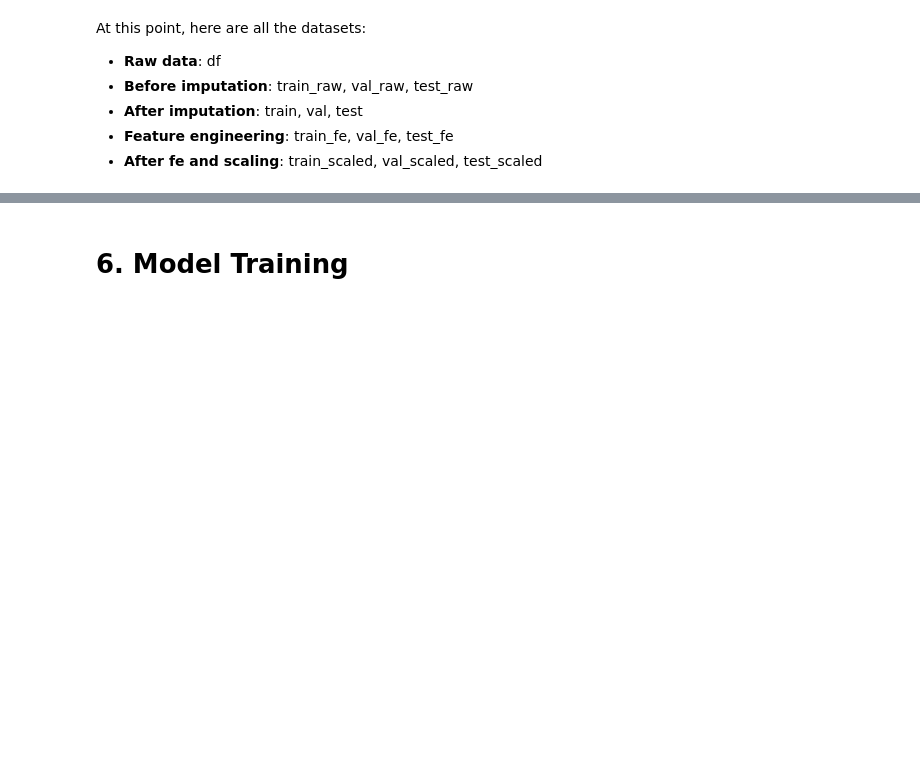
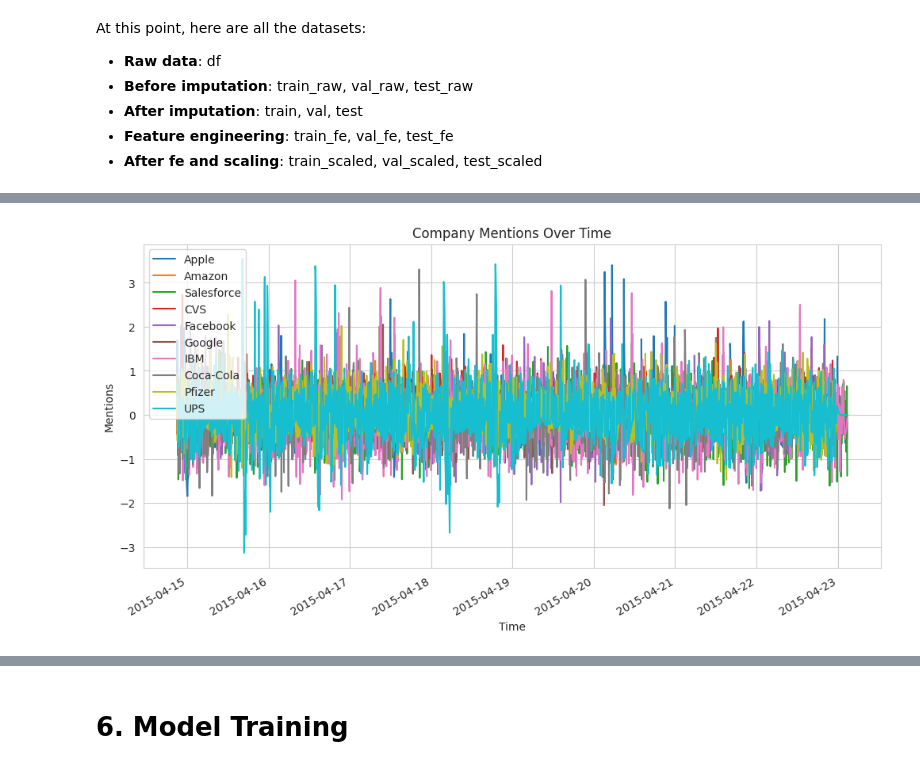
Before and after one commit to CMPE-255-G5/times-series-anomaly-detection-on-twitter-data, a Jupyter notebook: notebooks/consolidate.ipynb, the cells around one changed output, grey strips where cells are left out. Saved outputs shown, nothing was run; the diff lists cells and outputs as text; code cells hidden in the pictures; blank space fills up the shorter version.

```diff
--- a/notebooks/consolidate.ipynb
+++ b/notebooks/consolidate.ipynb
@@ -679,0 +735,3 @@ At this point, here are all the datasets:
+# %%
+test_scaled_j = scale_data(test)
+test_scaled_j
@@ -679,0 +769,8 @@ At this point, here are all the datasets:
+# %%
+test_scaled_j.plot(figsize=(12,6))
+plt.title("Company Mentions Over Time")
+plt.xlabel("Time")
+plt.ylabel("Mentions")
+plt.show()
+# %% [output]
+[figure, added]
```
Also changed, not shown: parts of 10 cells of this notebook.
